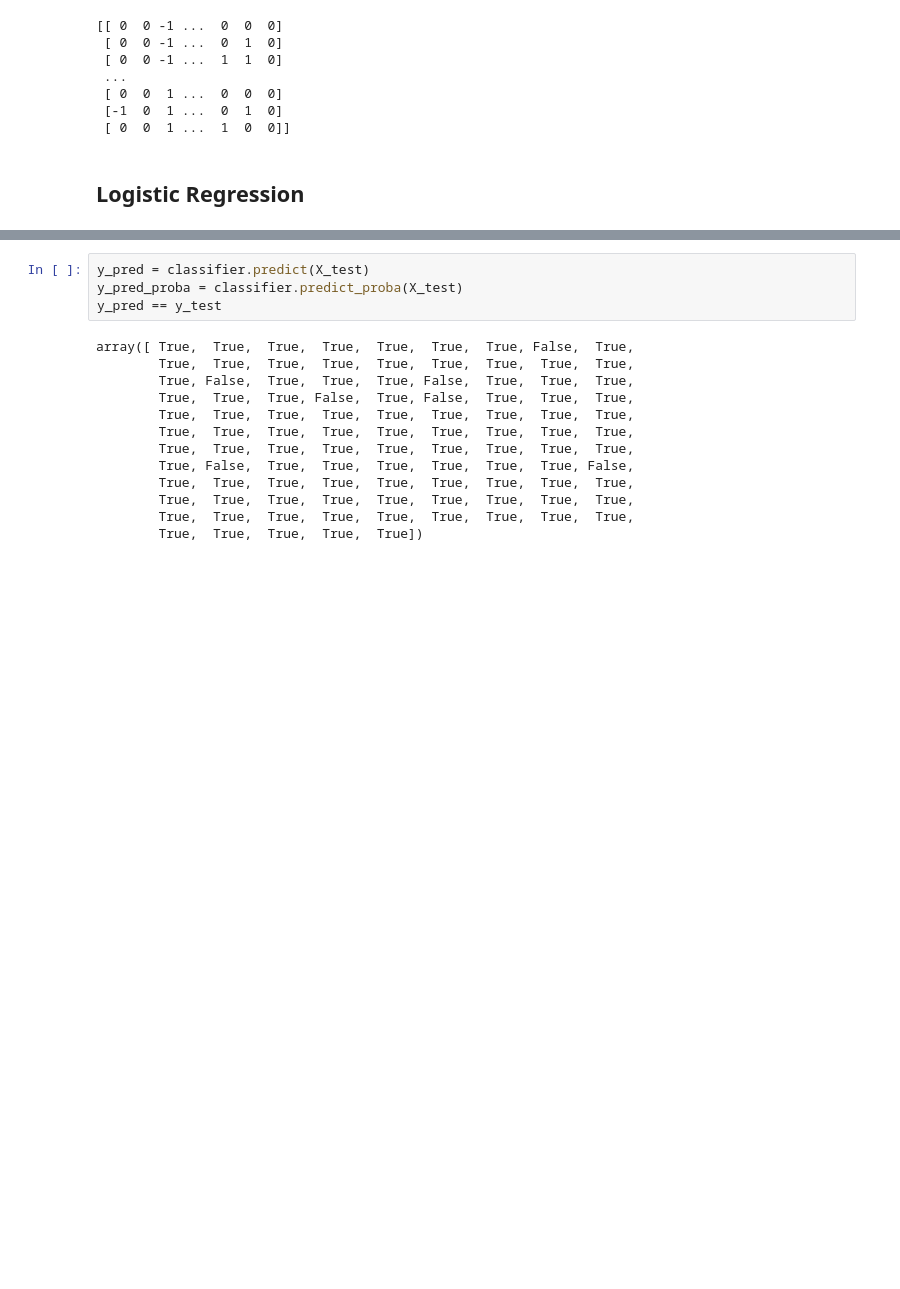
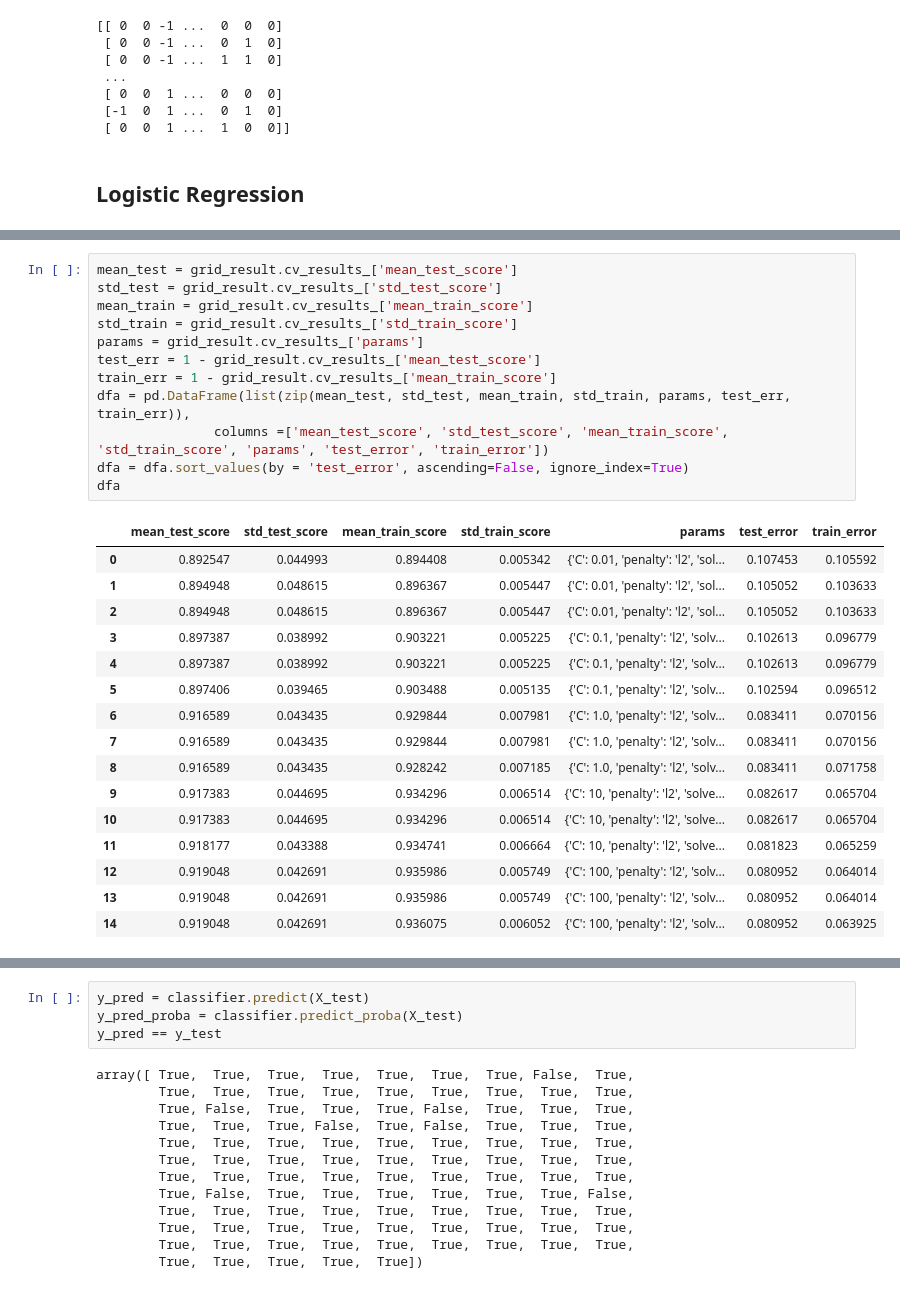
Before and after one commit to sonamanukyan92/supervised-learning-algorithms-on-the-diabetes-dataset, a Jupyter notebook: supervised learning algorithms on the diabetes dataset.ipynb, the cells around one changed output, grey strips where cells are left out. Drawn from its saved outputs; the diff is of its cells as text; blank space fills up the shorter version.

```diff
--- a/supervised learning algorithms on the diabetes dataset.ipynb
+++ b/supervised learning algorithms on the diabetes dataset.ipynb
@@ -1007,0 +976,29 @@ LogisticRegression(C=1.0, class_weight=None, dual=False, fit_intercept=True,
+# %%
+mean_test = grid_result.cv_results_['mean_test_score']
+std_test = grid_result.cv_results_['std_test_score']
+mean_train = grid_result.cv_results_['mean_train_score']
+std_train = grid_result.cv_results_['std_train_score']
+params = grid_result.cv_results_['params']
+test_err = 1 - grid_result.cv_results_['mean_test_score']
+train_err = 1 - grid_result.cv_results_['mean_train_score']
+dfa = pd.DataFrame(list(zip(mean_test, std_test, mean_train, std_train, params, test_err, train_err)),
+               columns =['mean_test_score', 'std_test_score', 'mean_train_score', 'std_train_score', 'params', 'test_error', 'train_error'])
+dfa = dfa.sort_values(by = 'test_error', ascending=False, ignore_index=True)
+dfa
+# %% [output]
+|  | mean_test_score | std_test_score | mean_train_score | std_train_score | params | test_error | train_error |
+| 0 | 0.892547 | 0.044993 | 0.894408 | 0.005342 | {'C': 0.01, 'penalty': 'l2', 'sol... | 0.107453 | 0.105592 |
+| 1 | 0.894948 | 0.048615 | 0.896367 | 0.005447 | {'C': 0.01, 'penalty': 'l2', 'sol... | 0.105052 | 0.103633 |
+| 2 | 0.894948 | 0.048615 | 0.896367 | 0.005447 | {'C': 0.01, 'penalty': 'l2', 'sol... | 0.105052 | 0.103633 |
+| 3 | 0.897387 | 0.038992 | 0.903221 | 0.005225 | {'C': 0.1, 'penalty': 'l2', 'solv... | 0.102613 | 0.096779 |
+| 4 | 0.897387 | 0.038992 | 0.903221 | 0.005225 | {'C': 0.1, 'penalty': 'l2', 'solv... | 0.102613 | 0.096779 |
+| 5 | 0.897406 | 0.039465 | 0.903488 | 0.005135 | {'C': 0.1, 'penalty': 'l2', 'solv... | 0.102594 | 0.096512 |
+| 6 | 0.916589 | 0.043435 | 0.929844 | 0.007981 | {'C': 1.0, 'penalty': 'l2', 'solv... | 0.083411 | 0.070156 |
+| 7 | 0.916589 | 0.043435 | 0.929844 | 0.007981 | {'C': 1.0, 'penalty': 'l2', 'solv... | 0.083411 | 0.070156 |
+| 8 | 0.916589 | 0.043435 | 0.928242 | 0.007185 | {'C': 1.0, 'penalty': 'l2', 'solv... | 0.083411 | 0.071758 |
+| 9 | 0.917383 | 0.044695 | 0.934296 | 0.006514 | {'C': 10, 'penalty': 'l2', 'solve... | 0.082617 | 0.065704 |
+| 10 | 0.917383 | 0.044695 | 0.934296 | 0.006514 | {'C': 10, 'penalty': 'l2', 'solve... | 0.082617 | 0.065704 |
+| 11 | 0.918177 | 0.043388 | 0.934741 | 0.006664 | {'C': 10, 'penalty': 'l2', 'solve... | 0.081823 | 0.065259 |
+| 12 | 0.919048 | 0.042691 | 0.935986 | 0.005749 | {'C': 100, 'penalty': 'l2', 'solv... | 0.080952 | 0.064014 |
+| 13 | 0.919048 | 0.042691 | 0.935986 | 0.005749 | {'C': 100, 'penalty': 'l2', 'solv... | 0.080952 | 0.064014 |
+| 14 | 0.919048 | 0.042691 | 0.936075 | 0.006052 | {'C': 100, 'penalty': 'l2', 'solv... | 0.080952 | 0.063925 |
```
Also changed, not shown: parts of 19 cells of this notebook.
